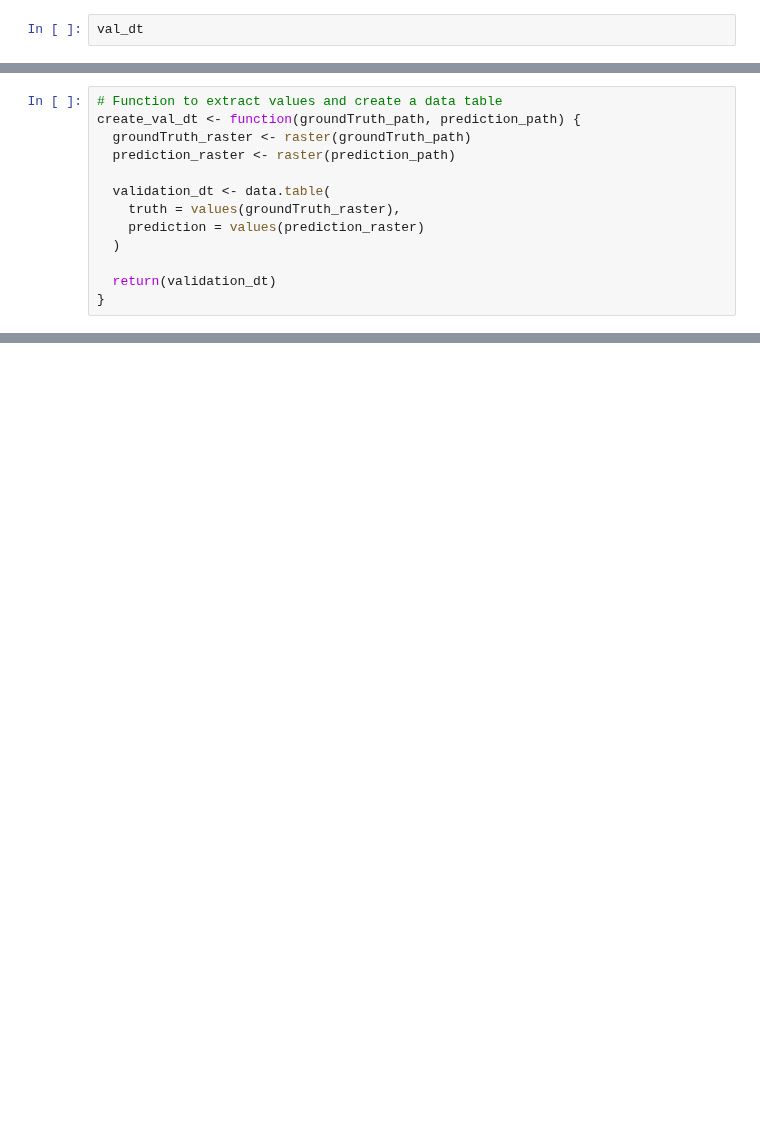
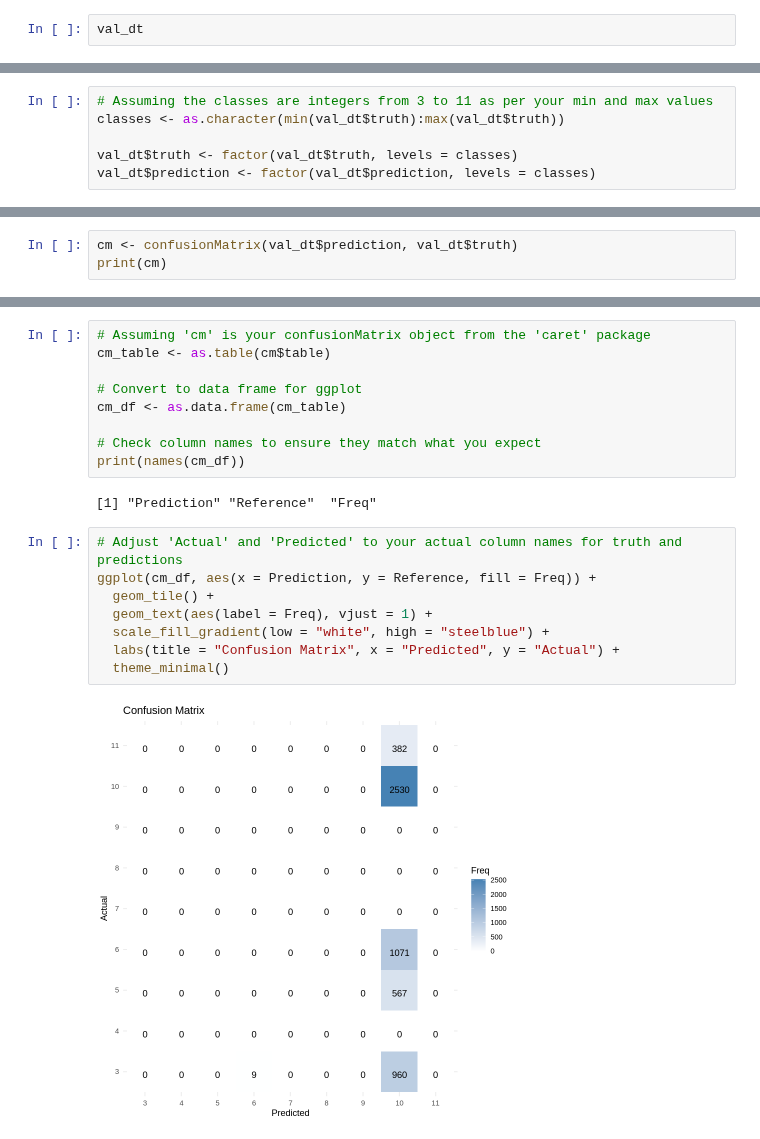
Before and after one commit to MadmanMarble/Planet_U-NET, a Jupyter notebook: R_matrix_analysis_plotting_20240326.ipynb, the cells around one changed output, grey strips where cells are left out. Cells and saved outputs as stored; diff of their text form; blank space fills up the shorter version.

Commit message:
3/30 at 4:43pm: created confusion_matrices which holds a confusion matrix for each pair of prediction and ground truth.

```diff
--- a/R_matrix_analysis_plotting_20240326.ipynb
+++ b/R_matrix_analysis_plotting_20240326.ipynb
@@ -250,13 +138,0 @@ Expand data table to all the files in oneYear_raster_list and groundTruth_raster
-# %%
-# Function to extract values and create a data table
-create_val_dt <- function(groundTruth_path, prediction_path) {
-  groundTruth_raster <- raster(groundTruth_path)
-  prediction_raster <- raster(prediction_path)
-
-  validation_dt <- data.table(
-    truth = values(groundTruth_raster),
-    prediction = values(prediction_raster)
-  )
-
-  return(validation_dt)
-}
@@ -454,0 +139,6 @@ prettyConfused(Actual = confusion_df$Reference, Predict = confusion_df$Predictio
+# %%
+# Assuming the classes are integers from 3 to 11 as per your min and max values
+classes <- as.character(min(val_dt$truth):max(val_dt$truth))
+
+val_dt$truth <- factor(val_dt$truth, levels = classes)
+val_dt$prediction <- factor(val_dt$prediction, levels = classes)
@@ -454,0 +149,3 @@ prettyConfused(Actual = confusion_df$Reference, Predict = confusion_df$Predictio
+# %%
+cm <- confusionMatrix(val_dt$prediction, val_dt$truth)
+print(cm)
@@ -454,0 +186,21 @@ prettyConfused(Actual = confusion_df$Reference, Predict = confusion_df$Predictio
+# %%
+# Assuming 'cm' is your confusionMatrix object from the 'caret' package
+cm_table <- as.table(cm$table)
+
+# Convert to data frame for ggplot
+cm_df <- as.data.frame(cm_table)
+
+# Check column names to ensure they match what you expect
+print(names(cm_df))
+# %% [output]
+[1] "Prediction" "Reference"  "Freq"
+# %%
+# Adjust 'Actual' and 'Predicted' to your actual column names for truth and predictions
+ggplot(cm_df, aes(x = Prediction, y = Reference, fill = Freq)) +
+  geom_tile() +
+  geom_text(aes(label = Freq), vjust = 1) +
+  scale_fill_gradient(low = "white", high = "steelblue") +
+  labs(title = "Confusion Matrix", x = "Predicted", y = "Actual") +
+  theme_minimal()
+# %% [output]
+[figure, added]
```
Also changed, not shown: parts of 46 cells of this notebook.
